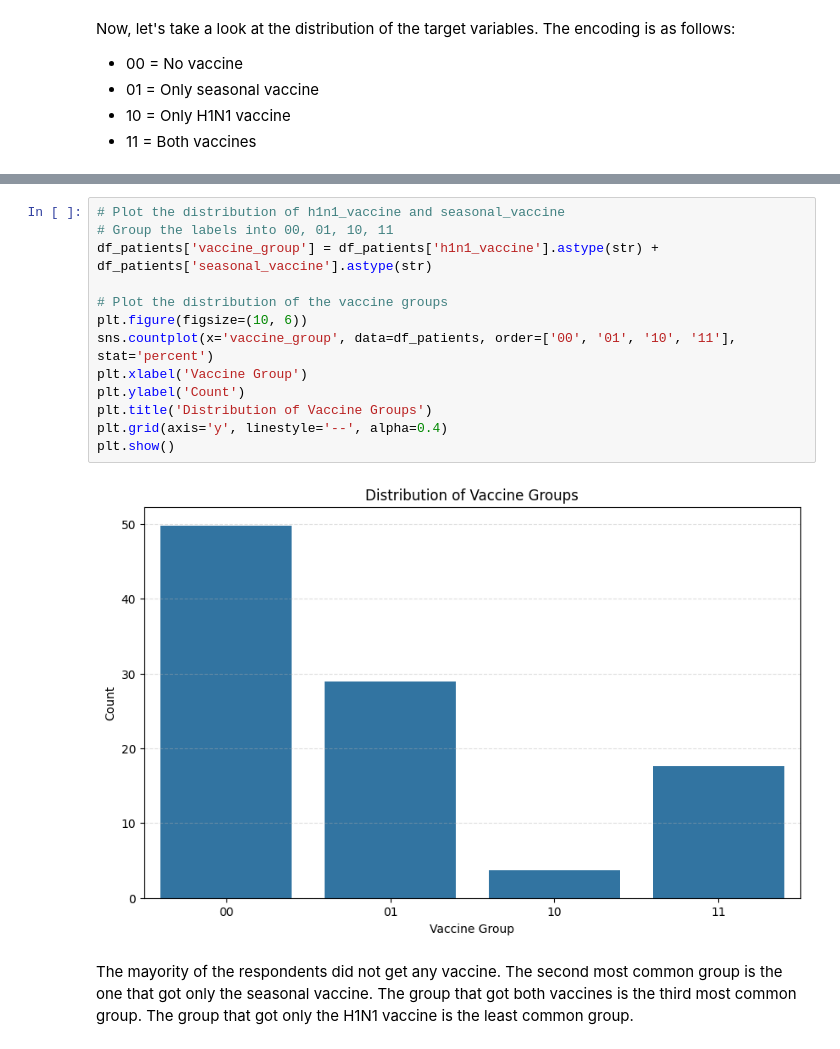
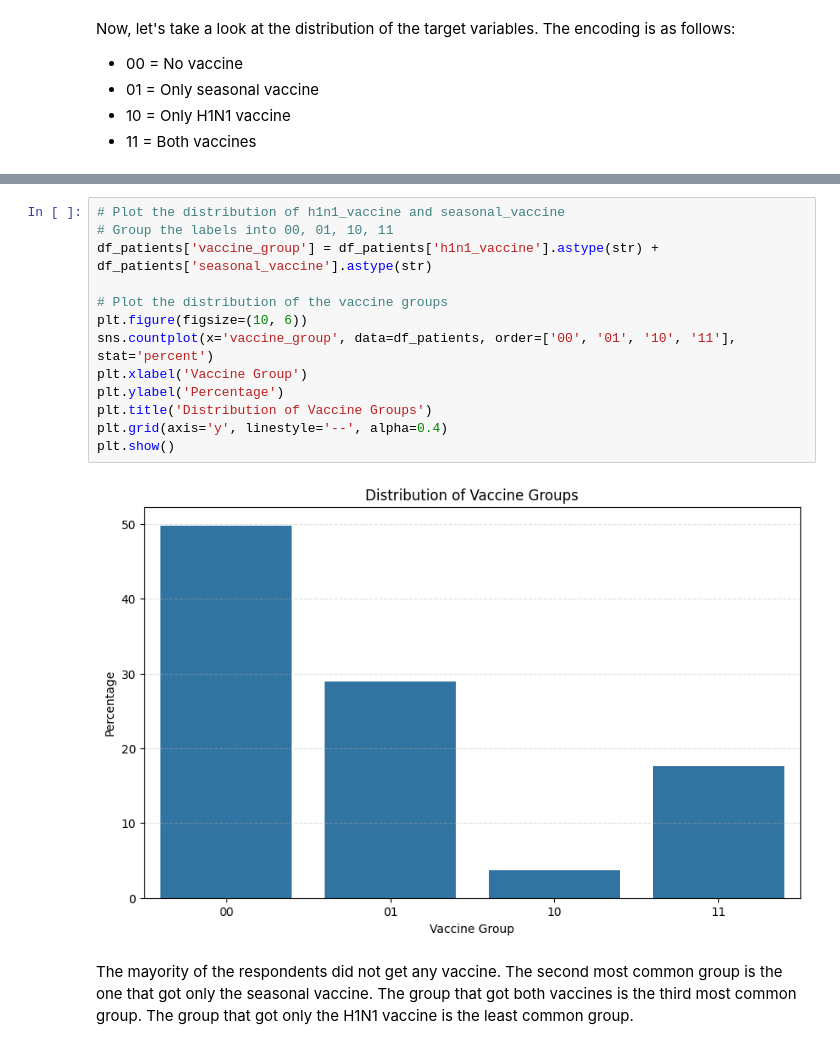
Before and after one commit to MiguelAruiz/MachineLearning-24-25-ProgressTasks, a Jupyter notebook: Progress_Task_2/Preprocessing.ipynb, the cells around one changed output, grey strips where cells are left out. Saved outputs shown, nothing was run; the diff lists cells and outputs as text.

Commit message:
new_plot

```diff
--- a/Progress_Task_2/Preprocessing.ipynb
+++ b/Progress_Task_2/Preprocessing.ipynb
@@ -133,18 +148,18 @@ Now, let's take a look at the distribution of the target variables. The encoding
 # %%
 # Plot the distribution of h1n1_vaccine and seasonal_vaccine
 # Group the labels into 00, 01, 10, 11
 df_patients['vaccine_group'] = df_patients['h1n1_vaccine'].astype(str) + df_patients['seasonal_vaccine'].astype(str)
 
 # Plot the distribution of the vaccine groups
 plt.figure(figsize=(10, 6))
 sns.countplot(x='vaccine_group', data=df_patients, order=['00', '01', '10', '11'], stat='percent')
 plt.xlabel('Vaccine Group')
-plt.ylabel('Count')
+plt.ylabel('Percentage')
 plt.title('Distribution of Vaccine Groups')
 plt.grid(axis='y', linestyle='--', alpha=0.4)
 plt.show()
 # %% [output]
-[figure, old version]
+[figure, new version]
 # %% [markdown]
 The mayority of the respondents did not get any vaccine. The second most common group is the one that got only the seasonal vaccine. The group that got both vaccines is the third most common group. The group that got only the H1N1 vaccine is the least common group.
 # %% [markdown]
```
Also changed, not shown: parts of 1 cell of this notebook.
